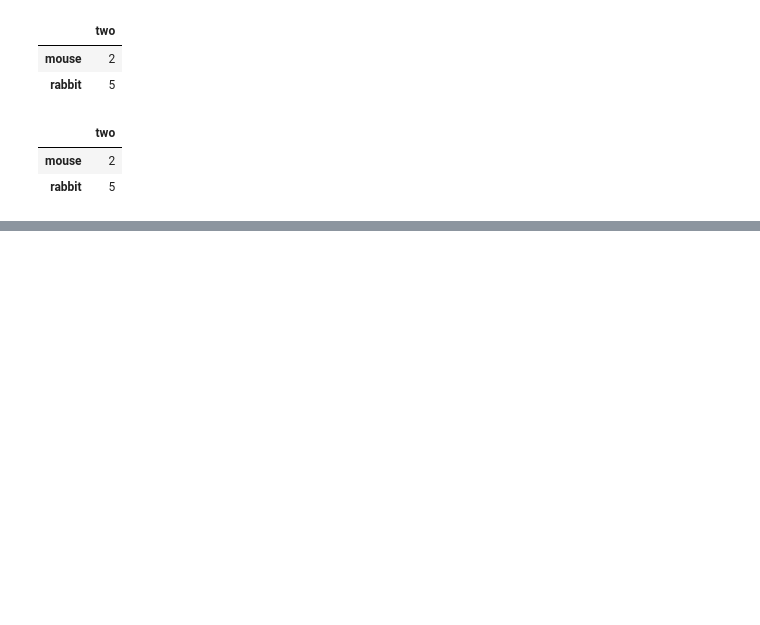
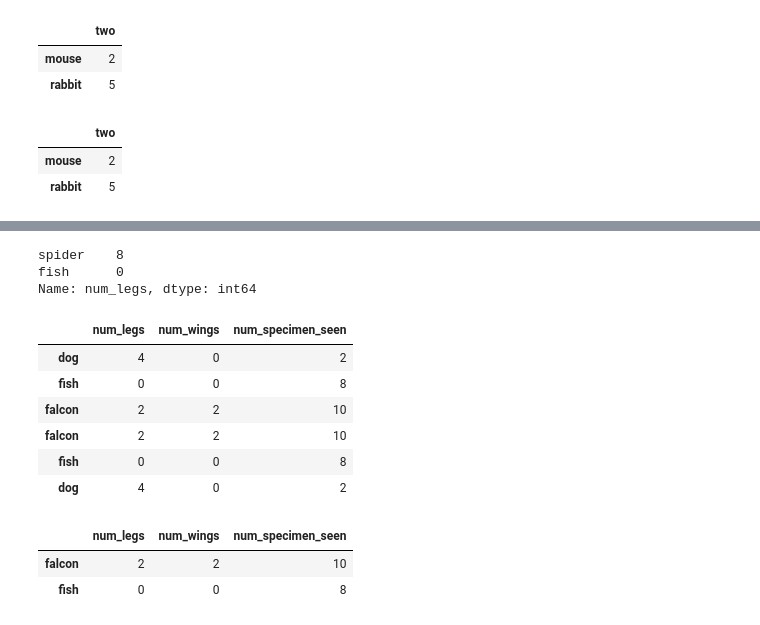
Before and after one commit to tinh2044/python, a Jupyter notebook: machine_learning/pandas/pandas_org/Guide/Data_Frame_Api/Reindexing_selection_label_manipulation.ipynb, the cells around one changed output, grey strips where cells are left out. Drawn from its saved outputs; the diff is of its cells as text; code cells hidden in the pictures; blank space fills up the shorter version.

```diff
--- a/machine_learning/pandas/pandas_org/Guide/Data_Frame_Api/Reindexing_selection_label_manipulation.ipynb
+++ b/machine_learning/pandas/pandas_org/Guide/Data_Frame_Api/Reindexing_selection_label_manipulation.ipynb
@@ -352,0 +358,6 @@ df.filter(like='wo', axis=1)
+# %%
+df = pd.DataFrame({'num_legs': [2, 4, 8, 0],
+                   'num_wings': [2, 0, 0, 0],
+                   'num_specimen_seen': [10, 2, 1, 8]},
+                  index=['falcon', 'dog', 'spider', 'fish'])
+df
@@ -352,0 +370,28 @@ df.filter(like='wo', axis=1)
+# %%
+# Extract 3 random elements from the Series df['num_legs']: Note that we use random_state to ensure the reproducibility of the examples.
+
+df['num_legs'].sample(n=2, random_state=2)
+# %% [output]
+spider    8
+fish      0
+Name: num_legs, dtype: int64
+# %%
+# A random 50% sample of the DataFrame with replacement:
+
+df.sample(frac=1.5, replace=True, random_state=1)
+# %% [output]
+|  | num_legs | num_wings | num_specimen_seen |
+| dog | 4 | 0 | 2 |
+| fish | 0 | 0 | 8 |
+| falcon | 2 | 2 | 10 |
+| falcon | 2 | 2 | 10 |
+| fish | 0 | 0 | 8 |
+| dog | 4 | 0 | 2 |
+# %%
+# Using a DataFrame column as weights. Rows with larger value in the num_specimen_seen column are more likely to be sampled.
+
+df.sample(n=2, weights='num_specimen_seen', random_state=1)
+# %% [output]
+|  | num_legs | num_wings | num_specimen_seen |
+| falcon | 2 | 2 | 10 |
+| fish | 0 | 0 | 8 |
```
Also changed, not shown: parts of 10 cells of this notebook.
